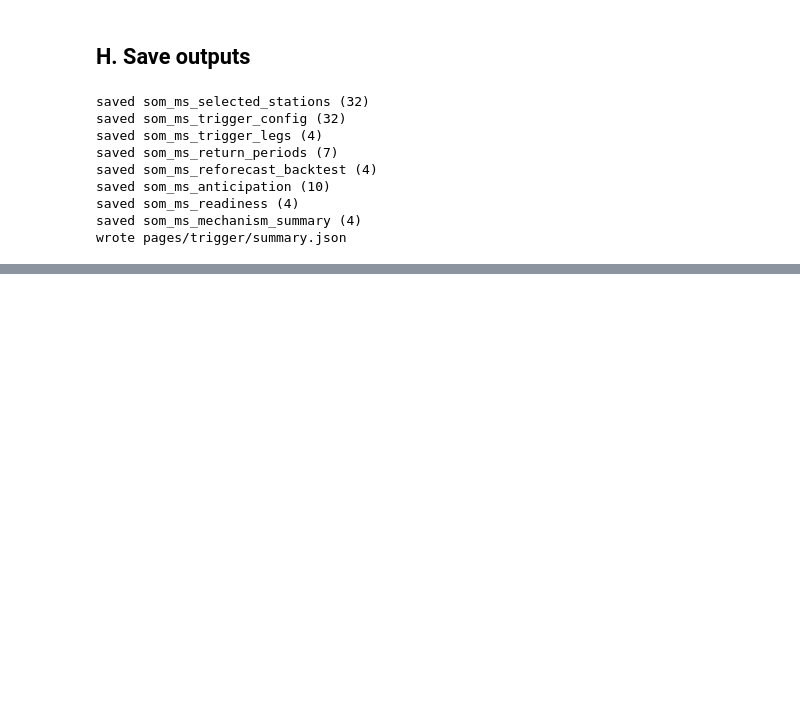
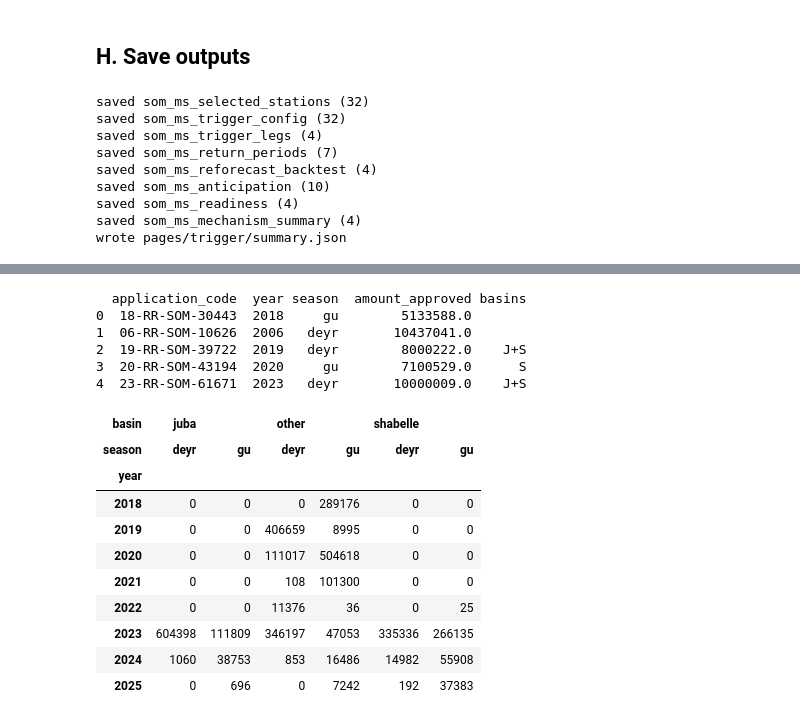
Before and after one commit to OCHA-DAP/ds-aa-som-floods, a Jupyter notebook: analysis/11_multisource_trigger.ipynb, the cells around one changed output, grey strips where cells are left out. Drawn from its saved outputs; the diff is of its cells as text; code cells hidden in the pictures; blank space fills up the shorter version.

```diff
--- a/analysis/11_multisource_trigger.ipynb
+++ b/analysis/11_multisource_trigger.ipynb
@@ -774,0 +983,65 @@ initial-condition-driven).
+# %%
+# --- EM-DAT floods
+em = stratus_db.emdat.load_emdat_from_blob("som")
+em = em[em["Disaster Type"].str.contains("Flood", case=False, na=False)].copy()
+em["season"] = em["Start Month"].apply(lambda m: season_of_month(int(m)) if pd.notna(m) else None)
+em["basins"] = (em["Location"].fillna("") + " " + em["Admin Units"].fillna("").astype(str)).apply(basins_of)
+em_rows = []
+for (y, se), g in em.groupby(["Start Year", "season"]):
+    if se is None or not (YEARS[0] <= y <= YEARS[1]):
+        continue
+    em_rows.append({"year": int(y), "season": se,
+                    "affected": int(g["Total Affected"].fillna(0).sum()),
+                    "deaths": int(g["Total Deaths"].fillna(0).sum()),
+                    "basins": "+".join(sorted(set("".join(g.basins.str.replace("+", ""))))) or "?"})
+emdat_t = pd.DataFrame(em_rows)
+
+# --- CERF flood allocations (aa.cerf_allocation mirror)
+eng = stratus_db.get_engine(stage="dev")
+cerf = pd.read_sql(
+    """select application_code, year, emergency_type, amount_approved,
+              first_project_approved_date, title, summary, humanitarian_overview
+       from aa.cerf_allocation
+       where country_iso3 = 'SOM' and emergency_type = 'Flood'""", eng)
+cerf["month"] = pd.to_datetime(cerf.first_project_approved_date).dt.month
+cerf["season"] = cerf.month.apply(season_of_month)
+cerf["basins"] = (cerf.summary.fillna("") + " " + cerf.humanitarian_overview.fillna("")).apply(basins_of)
+cerf_t = cerf[["application_code", "year", "season", "amount_approved", "basins"]]
+print(cerf_t.to_string())
+
+# --- IDMC flood displacement events (HDX)
+IDMC_URL = ("https://data.humdata.org/dataset/c67f8253-b5c5-4f6c-ba34-9af41331d1f2/"
+            "resource/fbcfcd16-6997-4212-ad1b-a2f7355624aa/download")
+idmc = pd.read_csv(io.BytesIO(requests.get(IDMC_URL, timeout=120).content), skiprows=[1])
+idmc = idmc[idmc.hazard_type_name.str.contains("Flood", case=False, na=False)].copy()
+idmc["region"] = idmc.event_name.str.split(" - ").str[1].str.strip()
+IDMC_BASIN = {"Gedo": "juba", "Middle Juba": "juba", "Lower Juba": "juba",
+              "Hiraan": "shabelle", "Hiran": "shabelle",
+              "Middle Shabelle": "shabelle", "Lower Shabelle": "shabelle"}
+idmc["basin"] = idmc.region.map(IDMC_BASIN).fillna("other")
+idmc["season"] = pd.to_datetime(idmc.start_date).dt.month.apply(season_of_month)
+idmc_t = (idmc.dropna(subset=["season"])
+          .groupby(["year", "basin", "season"]).new_displacement.sum()
+          .astype(int).reset_index())
+stratus_db.upload_parquet_to_blob(
+    idmc_t, "ds-aa-som-floods/processed/workflow/som_impact_idmc.parquet", stage="dev")
+idmc_t[idmc_t.year >= 2018].pivot_table(index="year", columns=["basin", "season"],
+                                        values="new_displacement", aggfunc="sum").fillna(0).astype(int)
+# %% [output]
+  application_code  year season  amount_approved basins
+0  18-RR-SOM-30443  2018     gu        5133588.0
+1  06-RR-SOM-10626  2006   deyr       10437041.0
+2  19-RR-SOM-39722  2019   deyr        8000222.0    J+S
+3  20-RR-SOM-43194  2020     gu        7100529.0      S
+4  23-RR-SOM-61671  2023   deyr       10000009.0    J+S
+| basin | juba |  | other |  | shabelle |  |
+| season | deyr | gu | deyr | gu | deyr | gu |
+| year |  |  |  |  |  |  |
+| 2018 | 0 | 0 | 0 | 289176 | 0 | 0 |
+| 2019 | 0 | 0 | 406659 | 8995 | 0 | 0 |
+| 2020 | 0 | 0 | 111017 | 504618 | 0 | 0 |
+| 2021 | 0 | 0 | 108 | 101300 | 0 | 0 |
+| 2022 | 0 | 0 | 11376 | 36 | 0 | 25 |
+| 2023 | 604398 | 111809 | 346197 | 47053 | 335336 | 266135 |
+| 2024 | 1060 | 38753 | 853 | 16486 | 14982 | 55908 |
+| 2025 | 0 | 696 | 0 | 7242 | 192 | 37383 |
```
Also changed, not shown: parts of 7 cells of this notebook, 4 other files.
